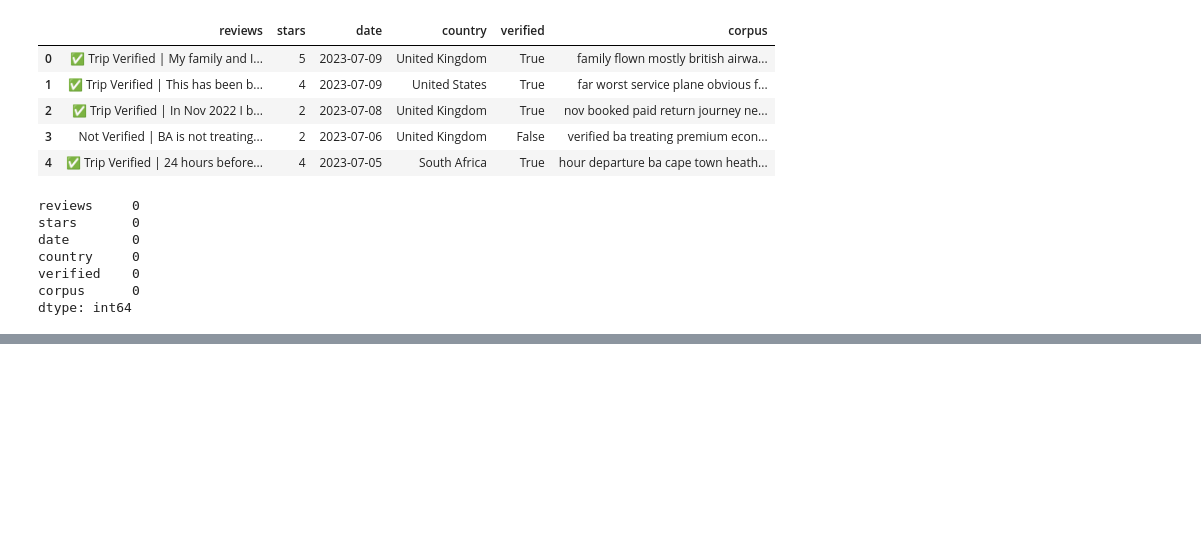
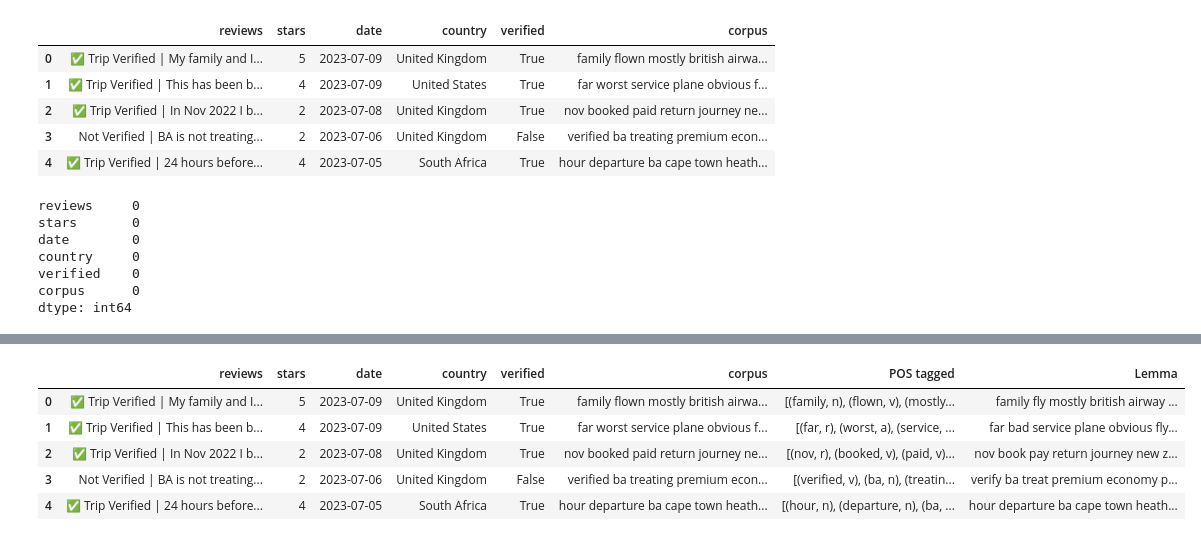
Before and after one commit to abolfazlaghdaee/BritishAirways_OnlineInternship, a Jupyter notebook: Task1/task1.ipynb, the cells around one changed output, grey strips where cells are left out. Saved outputs shown, nothing was run; the diff lists cells and outputs as text; code cells hidden in the pictures; blank space fills up the shorter version.

```diff
--- a/Task1/task1.ipynb
+++ b/Task1/task1.ipynb
@@ -227,0 +290,13 @@ dtype: int64
+# %%
+pos_dict = {'J':wordnet.ADJ, 'V':wordnet.VERB, 'N':wordnet.NOUN, 'R':wordnet.ADV}
+def token_stop_pos(text):
+    tags = pos_tag(word_tokenize(text))
+
+    newlist = []
+    for word, tag in tags:
+        if word.lower() not in set(stopwords.words('english')):
+              newlist.append(tuple([word, pos_dict.get(tag[0])]))
+
+    return newlist
+
+df['POS tagged'] = df['corpus'].apply(token_stop_pos)
@@ -227,0 +312,17 @@ dtype: int64
+# %%
+from nltk.stem import WordNetLemmatizer
+wordnet_lemmatizer = WordNetLemmatizer()
+
+
+def lemmatize(pos_data):
+    lemma_rew = " "
+    for word, pos in pos_data:
+        if not pos:
+            lemma = word
+            lemma_rew = lemma_rew + " " + lemma
+        else:
+            lemma = wordnet_lemmatizer.lemmatize(word, pos=pos)
+            lemma_rew = lemma_rew + " " + lemma
+
+
+    return lemma_rew
@@ -227,0 +331,9 @@ dtype: int64
+# %%
+df.head()
+# %% [output]
+|  | reviews | stars | date | country | verified | corpus | POS tagged | Lemma |
+| 0 | ✅ Trip Verified | My family and I... | 5 | 2023-07-09 | United Kingdom | True | family flown mostly british airwa... | [(family, n), (flown, v), (mostly... | family fly mostly british airway ... |
+| 1 | ✅ Trip Verified | This has been b... | 4 | 2023-07-09 | United States | True | far worst service plane obvious f... | [(far, r), (worst, a), (service, ... | far bad service plane obvious fly... |
+| 2 | ✅ Trip Verified | In Nov 2022 I b... | 2 | 2023-07-08 | United Kingdom | True | nov booked paid return journey ne... | [(nov, r), (booked, v), (paid, v)... | nov book pay return journey new z... |
+| 3 | Not Verified | BA is not treating... | 2 | 2023-07-06 | United Kingdom | False | verified ba treating premium econ... | [(verified, v), (ba, n), (treatin... | verify ba treat premium economy p... |
+| 4 | ✅ Trip Verified | 24 hours before... | 4 | 2023-07-05 | South Africa | True | hour departure ba cape town heath... | [(hour, n), (departure, n), (ba, ... | hour departure ba cape town heath... |
```
Also changed, not shown: parts of 15 cells of this notebook.
